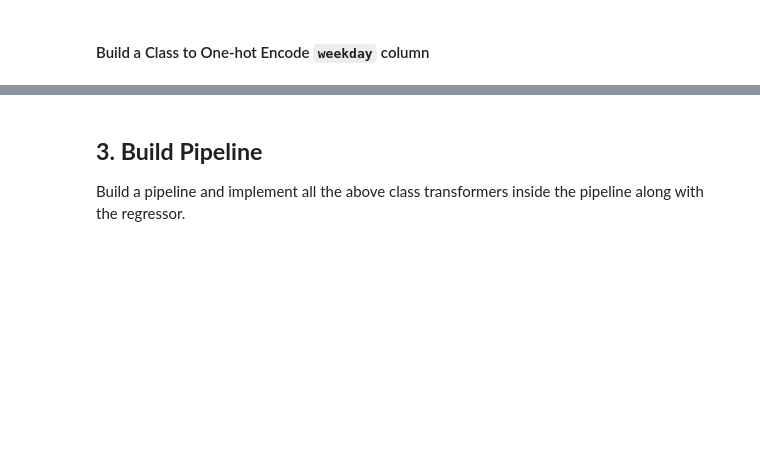
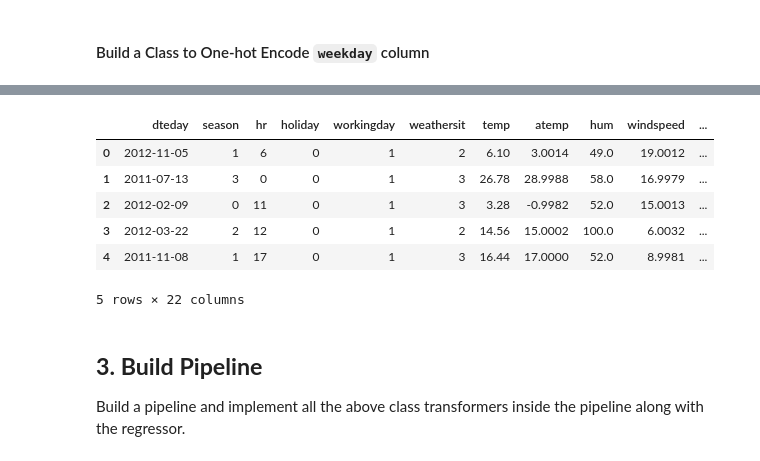
Before and after one commit to muttu2244/AIML_IISC_LngQuizMinProjs, a Jupyter notebook: M3_NB2_MiniProject_1_PartA_Regression_and_Modularization_Aishwarya.ipynb, the cells around one changed output, grey strips where cells are left out. Cells and saved outputs as stored; diff of their text form; code cells hidden in the pictures; blank space fills up the shorter version.

```diff
--- a/M3_NB2_MiniProject_1_PartA_Regression_and_Modularization_Aishwarya.ipynb
+++ b/M3_NB2_MiniProject_1_PartA_Regression_and_Modularization_Aishwarya.ipynb
@@ -423,6 +418,36 @@ class WeekdayOneHotEncoder(BaseEstimator, TransformerMixin):
+# %%
+class WeekdayOneHotEncoder(BaseEstimator, TransformerMixin):
+    """ One-hot encode weekday column """
+
+    def __init__(self, col):
+        # YOUR CODE HERE
+        self.col = col
+
+    def fit(self, X: pd.DataFrame, y:pd.Series=None):
+        # YOUR CODE HERE
+        self.col_list = X[self.col].unique()
+        return self
+
+    def transform(self, X):
+        # YOUR CODE HERE
+        df = X.copy()
+
+        mapping = {}
+        for x in range(len(self.col_list)):
+          mapping[self.col_list[x]] = x
+
+        one_hot_encode = []
+        for c in df[self.col]:
+          arr = list(np.zeros(len(self.col_list), dtype = int))
+          arr[mapping[c]] = 1
+          one_hot_encode.append(arr)
+
+        df[self.col_list] = one_hot_encode
+        df.drop(columns = self.col, inplace=True)
+
+        return df
 # %%
 # Treat 'weekday' column as a Categorical variable, perform one-hot encoding
 
-# YOUR CODE HERE
-encoder = OneHotEncoder(sparse_output=False)
-data_enc = encoder.fit(data3[['weekday']])
+encoder = WeekdayOneHotEncoder(col='weekday')
+enc_df = encoder.fit_transform(data4)
@@ -428,0 +474,10 @@ data_enc = encoder.fit(data3[['weekday']])
+# %%
+enc_df.head()
+# %% [output]
+|  | dteday | season | hr | holiday | workingday | weathersit | temp | atemp | hum | windspeed | ... |
+| 0 | 2012-11-05 | 1 | 6 | 0 | 1 | 2 | 6.10 | 3.0014 | 49.0 | 19.0012 | ... |
+| 1 | 2011-07-13 | 3 | 0 | 0 | 1 | 3 | 26.78 | 28.9988 | 58.0 | 16.9979 | ... |
+| 2 | 2012-02-09 | 0 | 11 | 0 | 1 | 3 | 3.28 | -0.9982 | 52.0 | 15.0013 | ... |
+| 3 | 2012-03-22 | 2 | 12 | 0 | 1 | 2 | 14.56 | 15.0002 | 100.0 | 6.0032 | ... |
+| 4 | 2011-11-08 | 1 | 17 | 0 | 1 | 3 | 16.44 | 17.0000 | 52.0 | 8.9981 | ... |
+5 rows × 22 columns
```
Also changed, not shown: parts of 29 cells of this notebook.
